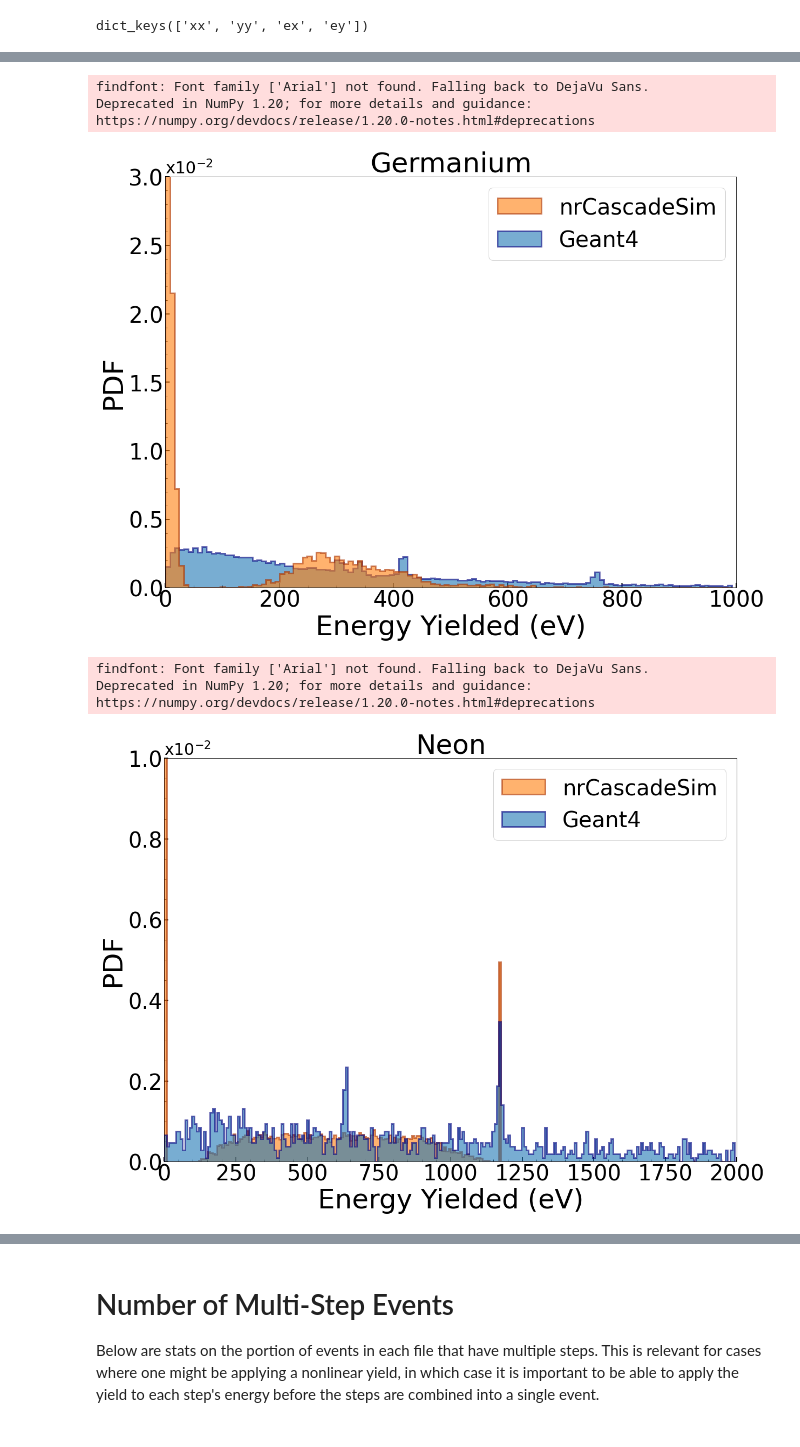
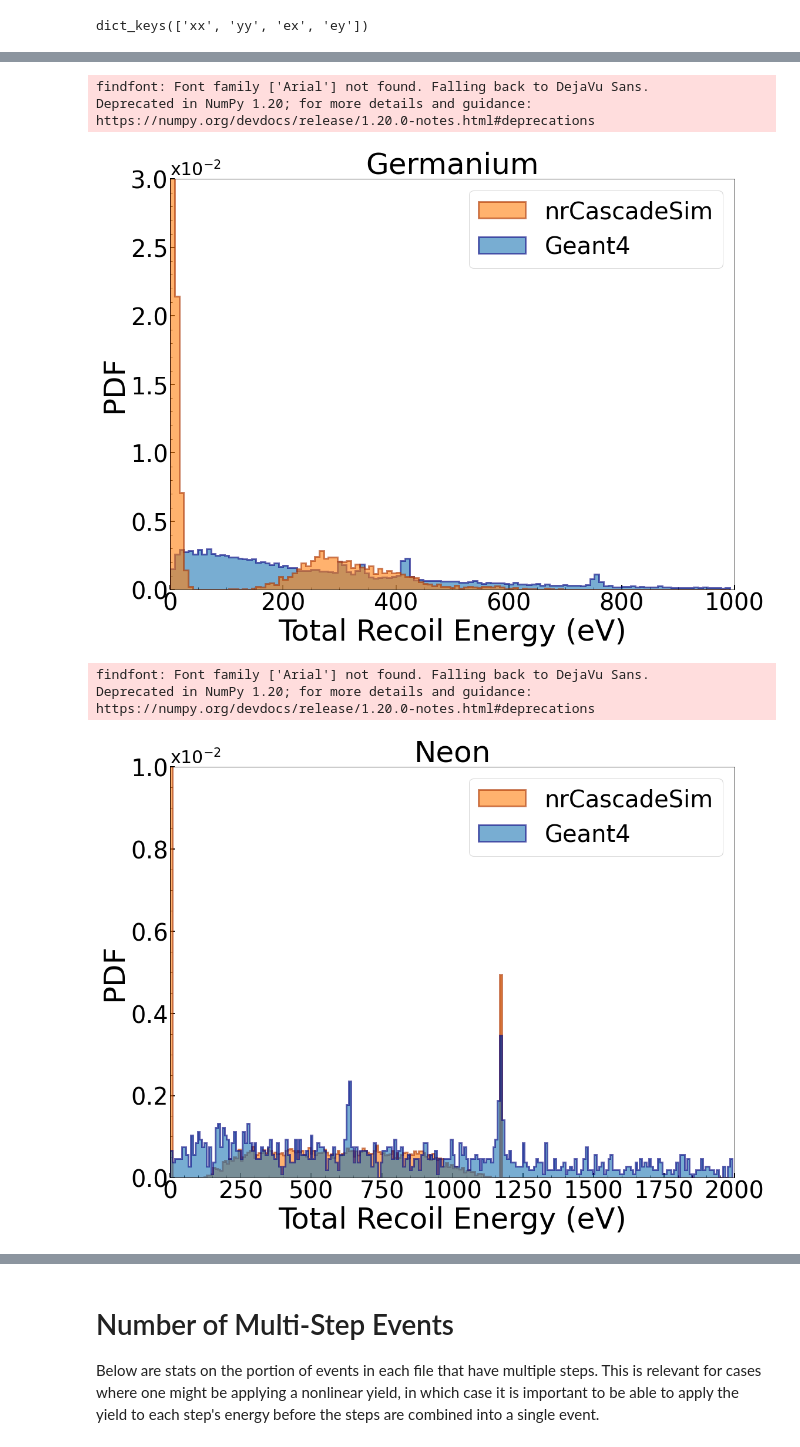
Before and after one commit to villano-lab/nrCascadeSim, a Jupyter notebook: example-usecase/Z_G4Comparison.ipynb, the cells around one changed output, grey strips where cells are left out. Drawn from its saved outputs; the diff is of its cells as text; code cells hidden in the pictures.

Commit message:
Fix axis labels for comparison plots.

```diff
--- a/example-usecase/Z_G4Comparison.ipynb
+++ b/example-usecase/Z_G4Comparison.ipynb
@@ -212,7 +213,7 @@ plt.hist(G4,alpha=0.6,label='Geant4',histtype='step',fill=True,density='True',bi
 plt.hist(nrcs,alpha=0.6,label='nrCascadeSim',histtype='step',fill=True,density='True',bins=bins,linewidth=3,edgecolor='#a30',color='C1')
 
 #Label Axes
-plt.xlabel(r"Energy Yielded (eV)",fontsize=50)
+plt.xlabel(r"Total Recoil Energy (eV)",fontsize=50)
 plt.ylabel("PDF",fontsize=50)#Counts/(total counts * bin width)")
 
 #Format axis ticks
@@ -231,12 +232,13 @@ g4Patch = mpatch.Patch(facecolor='C0',edgecolor='navy',linewidth=3,label='Geant4
 #Display everything
 plt.legend(handles=[nrcsPatch,g4Patch],fontsize=40)
 plt.title('Germanium',fontsize=50)
-plt.savefig('plots/Germanium_comparison.png')
+plt.tight_layout()
+plt.savefig('plots/Neon_comparison.png')
 plt.show()
 # %% [output]
 findfont: Font family ['Arial'] not found. Falling back to DejaVu Sans.
 Deprecated in NumPy 1.20; for more details and guidance: https://numpy.org/devdocs/release/1.20.0-notes.html#deprecations
-[figure, old version]
+[figure, new version]
 # %%
 #Build stuff!
 
@@ -302,35 +304,36 @@ maxrange = 2000
 bins = np.arange(0,maxrange,binsize)
 
 #Plot data
 plt.hist(nrcs,alpha=0.6,label='nrCascadeSim',histtype='step',fill=True,density='True',bins=bins,linewidth=3,edgecolor='#a30',color='C1')
 plt.hist(G4,alpha=0.6,label='Geant4',histtype='step',fill=True,density='True',bins=bins,linewidth=3,edgecolor='navy',color='C0')
 
 #Label Axes
-plt.xlabel(r"Energy Yielded (eV)",fontsize=50)
+plt.xlabel(r"Total Recoil Energy (eV)",fontsize=50)
 plt.ylabel("PDF",fontsize=50)#Counts/(total counts * bin width)")
 
 #Format axis ticks
 ax = format_exponent(ax, axis='y')
 ax.tick_params(axis='both',which='major',labelsize=40)
 
 #Define plotting region
 #plt.xlim([0,400])
 plt.ylim([5e-13,1e-2]) #Make corner less awkward. Smallest starting value that will make the extra 0 go away
 plt.xlim([0,maxrange])
 
 #Legend Formatting
 nrcsPatch = mpatch.Patch(facecolor='C1',edgecolor='#a30',linewidth=3,label='nrCascadeSim',alpha=0.6)
 g4Patch = mpatch.Patch(facecolor='C0',edgecolor='navy',linewidth=3,label='Geant4',alpha=0.6)
 
 #Display everything
 plt.legend(handles=[nrcsPatch,g4Patch],fontsize=40)
 plt.title('Neon',fontsize=50)
+plt.tight_layout()
 plt.savefig('plots/Neon_comparison.png')
 plt.show()
 # %% [output]
 findfont: Font family ['Arial'] not found. Falling back to DejaVu Sans.
 Deprecated in NumPy 1.20; for more details and guidance: https://numpy.org/devdocs/release/1.20.0-notes.html#deprecations
-[figure, old version]
+[figure, new version]
 # %%
 #Build stuff!
 
```
Also changed, not shown: parts of 2 cells of this notebook, 4 other files.
